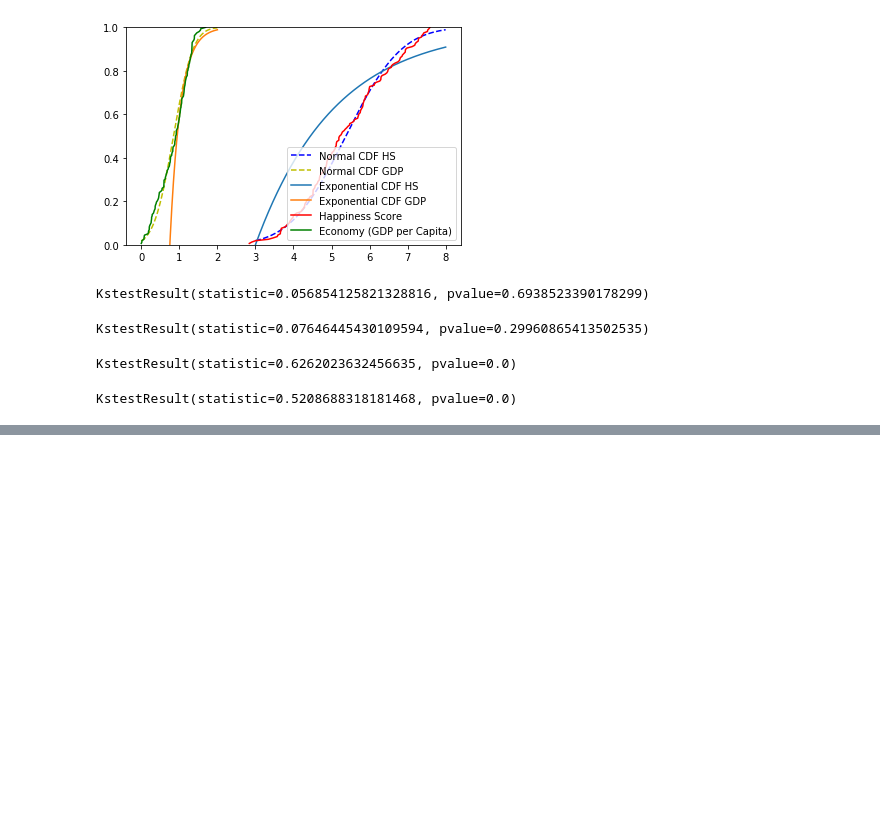
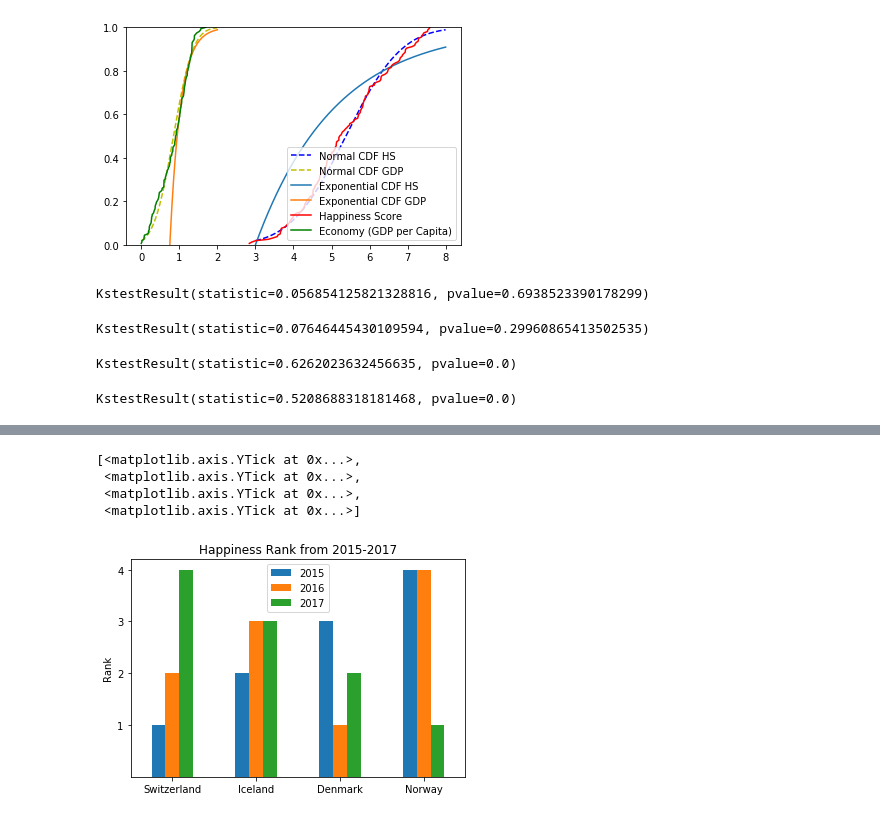
Before and after one commit to fsssa-iscteiulpt/FCD, a Jupyter notebook: World Happiness Report.ipynb, the cells around one changed output, grey strips where cells are left out. Saved outputs shown, nothing was run; the diff lists cells and outputs as text; code cells hidden in the pictures; blank space fills up the shorter version.

```diff
--- a/World Happiness Report.ipynb
+++ b/World Happiness Report.ipynb
@@ -247,0 +345,13 @@ KstestResult(statistic=0.5208688318181468, pvalue=0.0)
+# %%
+countries = ['Switzerland', 'Iceland', 'Denmark', 'Norway']
+countries_table = df[(df.Country == countries[0]) | (df.Country == countries[1]) | (df.Country == countries[2]) | (df.Country == countries[3])]
+df_plot = pd.DataFrame({'2015': countries_table['Happiness Rank 2015'].tolist() , '2016': countries_table['Happiness Rank 2016'].tolist(), '2017': countries_table['Happiness Rank 2017'].tolist()} , index=countries)
+ax = df_plot.plot.bar(rot=0, title = 'Happiness Rank from 2015-2017')
+ax.set_ylabel("Rank")
+ax.set_yticks([1,2,3,4])
+# %% [output]
+[<matplotlib.axis.YTick at 0x...>,
+ <matplotlib.axis.YTick at 0x...>,
+ <matplotlib.axis.YTick at 0x...>,
+ <matplotlib.axis.YTick at 0x...>]
+[figure, added]
```
Also changed, not shown: parts of 19 cells of this notebook, 1 other file.
